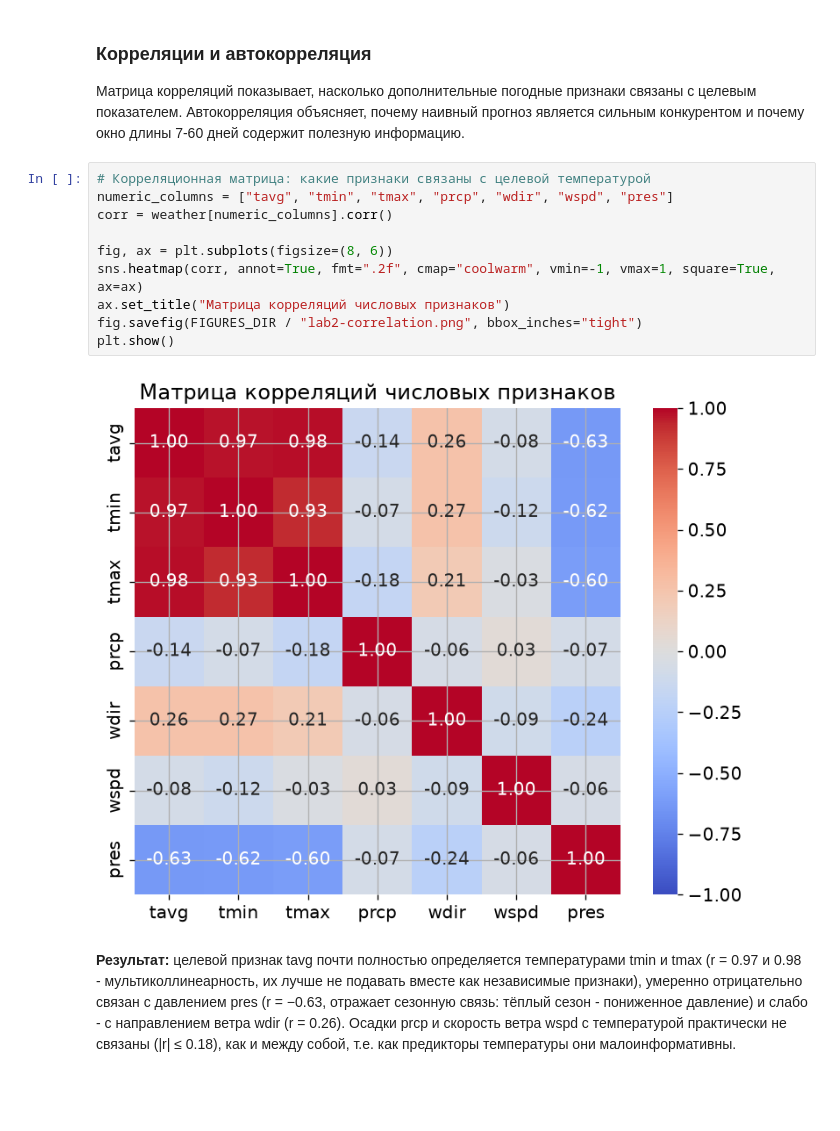
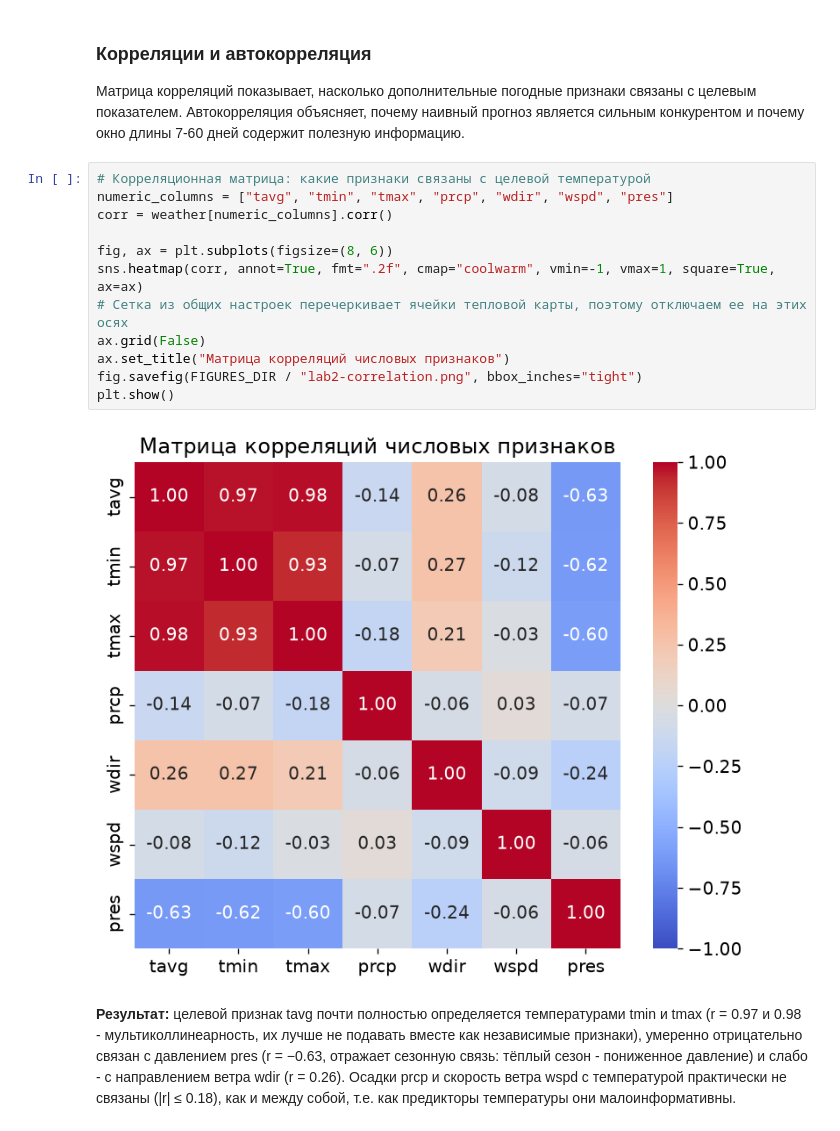
Before and after one commit to bigflyy/nn-uni, a Jupyter notebook: labs/lab2/src/nn-lab-2.ipynb, the cells around one changed output. Cells and saved outputs as stored; diff of their text form; blank space fills up the shorter version.

```diff
--- a/labs/lab2/src/nn-lab-2.ipynb
+++ b/labs/lab2/src/nn-lab-2.ipynb
@@ -279,15 +279,17 @@ display(annual_mean.to_frame("средняя температура, °C"))
 # %%
 # Корреляционная матрица: какие признаки связаны с целевой температурой
 numeric_columns = ["tavg", "tmin", "tmax", "prcp", "wdir", "wspd", "pres"]
 corr = weather[numeric_columns].corr()
 
 fig, ax = plt.subplots(figsize=(8, 6))
 sns.heatmap(corr, annot=True, fmt=".2f", cmap="coolwarm", vmin=-1, vmax=1, square=True, ax=ax)
+# Сетка из общих настроек перечеркивает ячейки тепловой карты, поэтому отключаем ее на этих осях
+ax.grid(False)
 ax.set_title("Матрица корреляций числовых признаков")
 fig.savefig(FIGURES_DIR / "lab2-correlation.png", bbox_inches="tight")
 plt.show()
 # %% [output]
-[figure, old version]
+[figure, new version]
 # %% [markdown]
 **Результат:** целевой признак tavg почти полностью определяется температурами tmin и tmax (r = 0.97 и 0.98 - мультиколлинеарность, их лучше не подавать вместе как независимые признаки), умеренно отрицательно связан с давлением pres (r = −0.63, отражает сезонную связь: тёплый сезон - пониженное давление) и слабо - с направлением ветра wdir (r = 0.26). Осадки prcp и скорость ветра wspd с температурой практически не связаны (|r| ≤ 0.18), как и между собой, т.е. как предикторы температуры они малоинформативны.
 # %%
```
Also changed, not shown: parts of 13 cells of this notebook, 23 other files.
